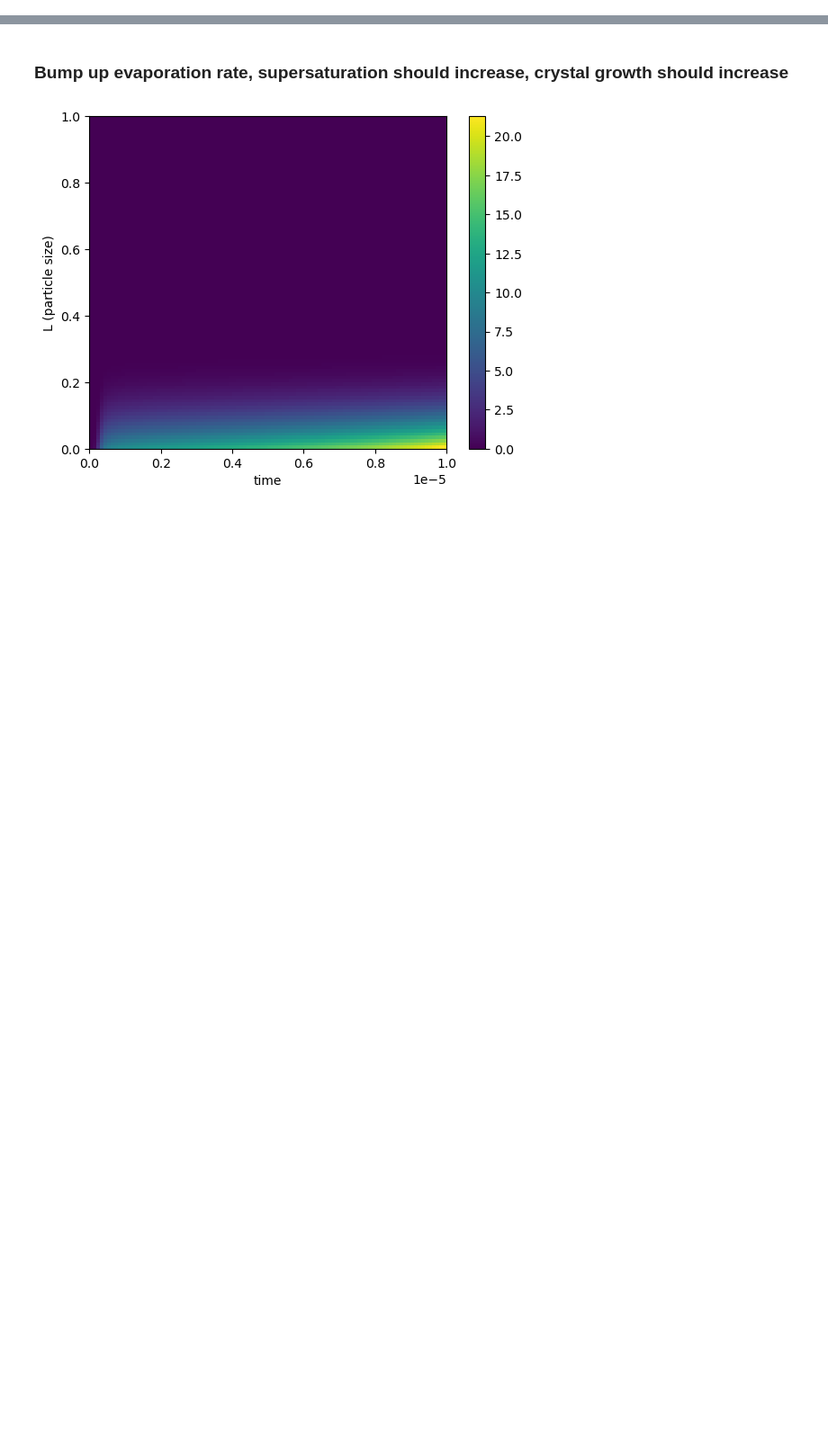
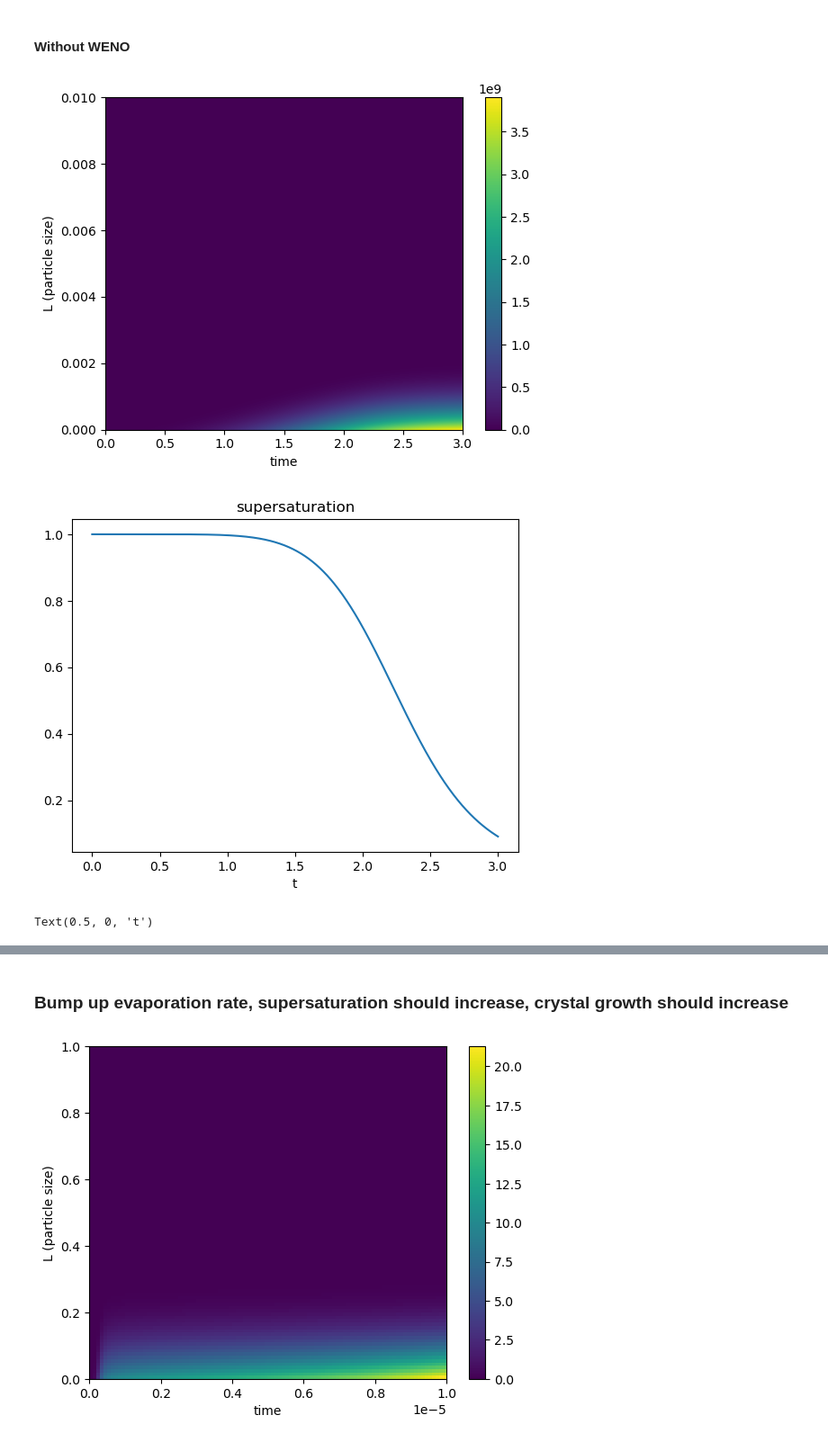
Before and after one commit to lucasattia/crystalPBM, a Jupyter notebook: functions/testevalf.ipynb, the cells around one changed output, grey strips where cells are left out. Shown: that part at 90% size. Saved outputs shown, nothing was run; the diff lists cells and outputs as text; code cells hidden in the pictures; blank space fills up the shorter version.

```diff
--- a/functions/testevalf.ipynb
+++ b/functions/testevalf.ipynb
@@ -72,0 +77,53 @@ Text(0.5, 0, 't')
+# %% [markdown]
+#### Without WENO
+# %%
+
+
+
+L_list = np.linspace(0,1e-2, 1000)
+tlist = np.linspace(0,3,1000)
+
+
+S0 = 1 #initial supersaturation
+V0 = 1 #initial volume
+n0 = np.zeros_like(L_list) #initial population density distribution
+
+#parameters
+p = {"L_list" : L_list, #discretization bins
+     'E' :  1e-7, #evaporation rate
+     'rho' : 1200, # density of the crystal
+     'k_v' : 1, #goes in N_C, volumetric shape factor
+     'k_g' : 1e-3, #growth rate constant m/s
+     'g' : 1, #power constant for growth
+     'k_N' : 1e5, #nucleation rate constant
+     'alpha' :2, #power constant for nucleation
+     'Breakage': True, #toggle breakage for debug
+     'weno': False  # use weno or not for differentiation w.r.t. L
+     }
+
+
+#integrate the equations
+x = np.hstack([S0, V0, n0])
+x_t = odeint(evalf, y0=x, t=tlist, args=(p,None))
+
+
+#plot results
+n_t = x_t[:,2:]
+better_imshow(L_list, tlist, n_t.T)
+plt.ylabel('L (particle size)')
+plt.xlabel('time')
+plt.colorbar()
+plt.show()
+
+plt.plot(tlist, x_t[:,0])
+plt.title('supersaturation')
+plt.xlabel('t')
+plt.show()
+
+plt.plot(tlist, x_t[:,1])
+plt.title('volume')
+plt.xlabel('t')
+# %% [output]
+[figure, added]
+[figure, added]
+Text(0.5, 0, 't')
```
Also changed, not shown: parts of 3 cells of this notebook, 2 other files.
